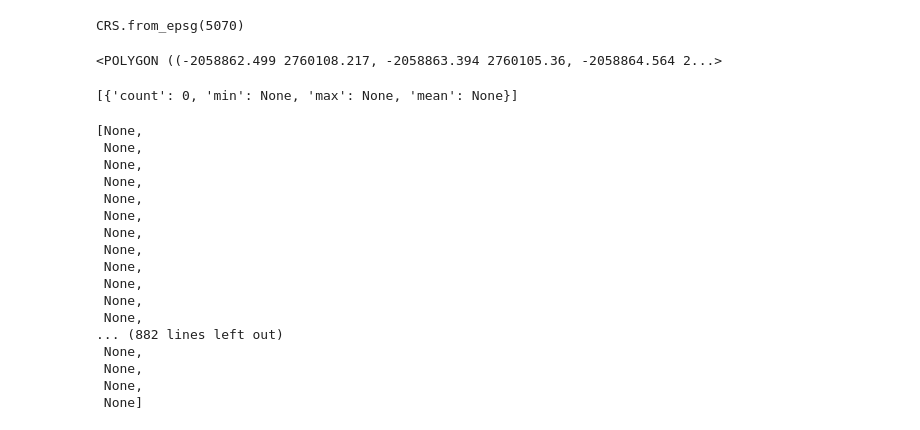
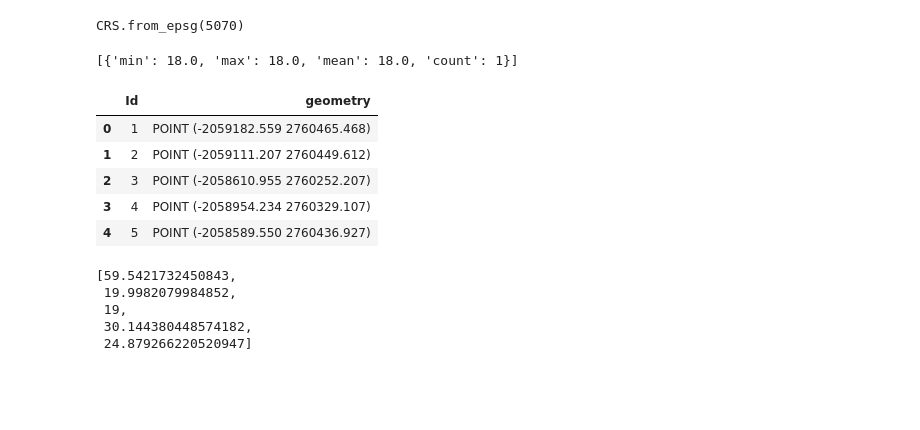
Before and after one commit to USEPA/Python_OpenSource_GIS, a Jupyter notebook: Raster.ipynb, the cells around one changed output. Saved outputs shown, nothing was run; the diff lists cells and outputs as text; code cells hidden in the pictures; blank space fills up the shorter version.

Commit message:
updated raster and added poly file to extdata

```diff
--- a/Raster.ipynb
+++ b/Raster.ipynb
@@ -192,44 +191,37 @@ nlcd_crs
 CRS.from_epsg(5070)
 # %%
 # Vecotr - Polygon
-in_poly = r'C:\Users\jbousqui\Local_GIS\temp_test\OS_gdf_example.shp'
-gdf = geopandas.read_file(in_poly)
+in_poly = 'https://github.com/jbousquin/Python_OpenSource_GIS/raw/main/extdata/'
+gdf = gpd.read_file(in_poly)
 gdf = gdf.to_crs(nlcd_crs)
+# %%
+# Zonal stats
+stats = rasterstats.zonal_stats(gdf.iloc[1]['geometry'], raster_in)
+stats
+# %% [output]
+[{'min': 18.0, 'max': 18.0, 'mean': 18.0, 'count': 1}]
 # %%
 # Vector - Points
-cities = geopandas.read_file('/vsicurl/https://github.com/mhweber/Rspatialworkshop/raw/master/inst/extdata/cities.shp')
-cities_prj = cities.to_crs(canopy_valu.rio.crs)
+# copy GeoDataFrame
+points = gdf.copy()
+# change geometry
+points['geometry'] = points['geometry'].centroid
 # %%
-gdf.iloc[0]['geometry']
+points
 # %% [output]
-<POLYGON ((-2058862.499 2760108.217, -2058863.394 2760105.36, -2058864.564 2...>
+|  | Id | geometry |
+| 0 | 1 | POINT (-2059182.559 2760465.468) |
+| 1 | 2 | POINT (-2059111.207 2760449.612) |
+| 2 | 3 | POINT (-2058610.955 2760252.207) |
+| 3 | 4 | POINT (-2058954.234 2760329.107) |
+| 4 | 5 | POINT (-2058589.550 2760436.927) |
-# %%
-# Zonal stats
-stats = rasterstats.zonal_stats(gdf.iloc[0]['geometry'], raster_in)
-stats
-# %% [output]
-[{'count': 0, 'min': None, 'max': None, 'mean': None}]
 # %%
 # Sample a point
-#in_point = '/vsicurl/https://github.com/mhweber/Rspatialworkshop/raw/master/inst/extdata/cities.shp'
-#pts = point_query(in_point, raster_in)
-pts = rasterstats.point_query(cities_prj, raster_in)
+pts = rasterstats.point_query(points, raster_in)
 pts
 # %% [output]
-[None,
- None,
- None,
- None,
- None,
- None,
- None,
- None,
- None,
- None,
- None,
- None,
-... (882 lines left out)
- None,
- None,
- None,
- None]
+[59.5421732450843,
+ 19.9982079984852,
+ 19,
+ 30.144380448574182,
+ 24.879266220520947]
```
Also changed, not shown: parts of 3 cells of this notebook, 6 other files.
